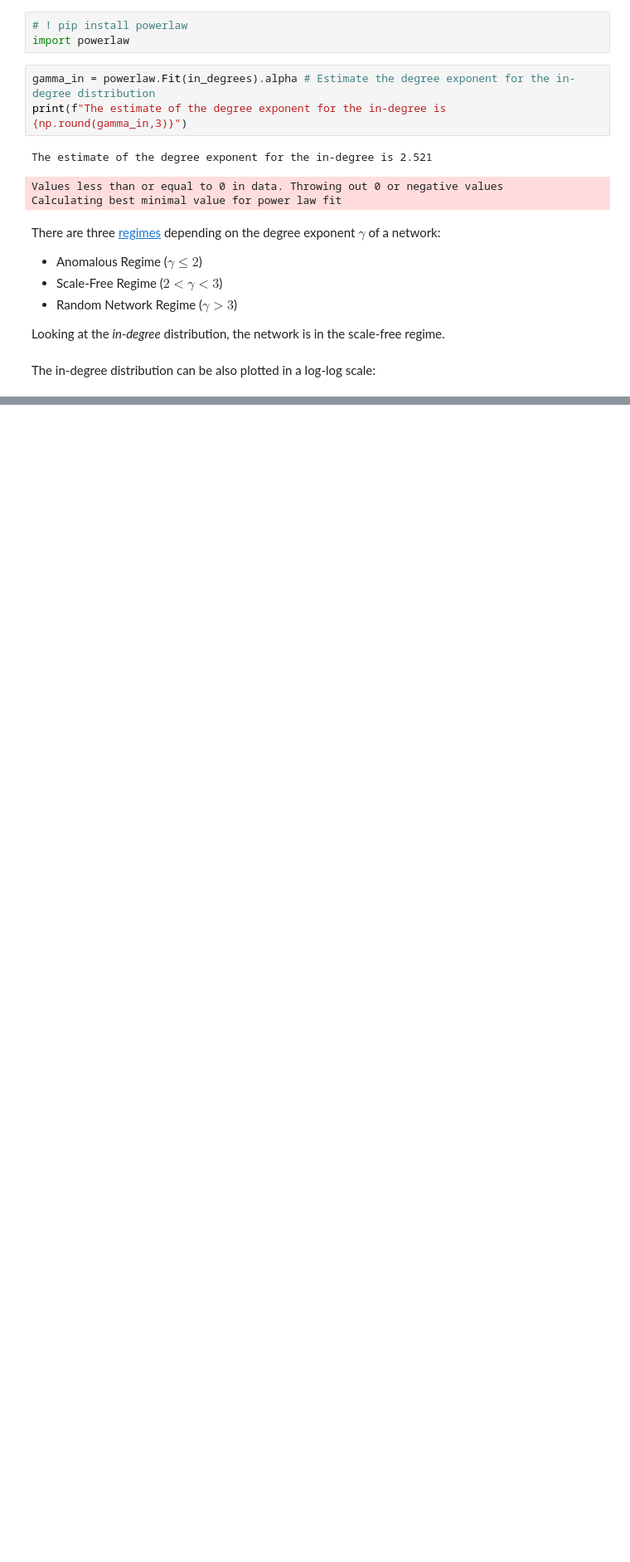
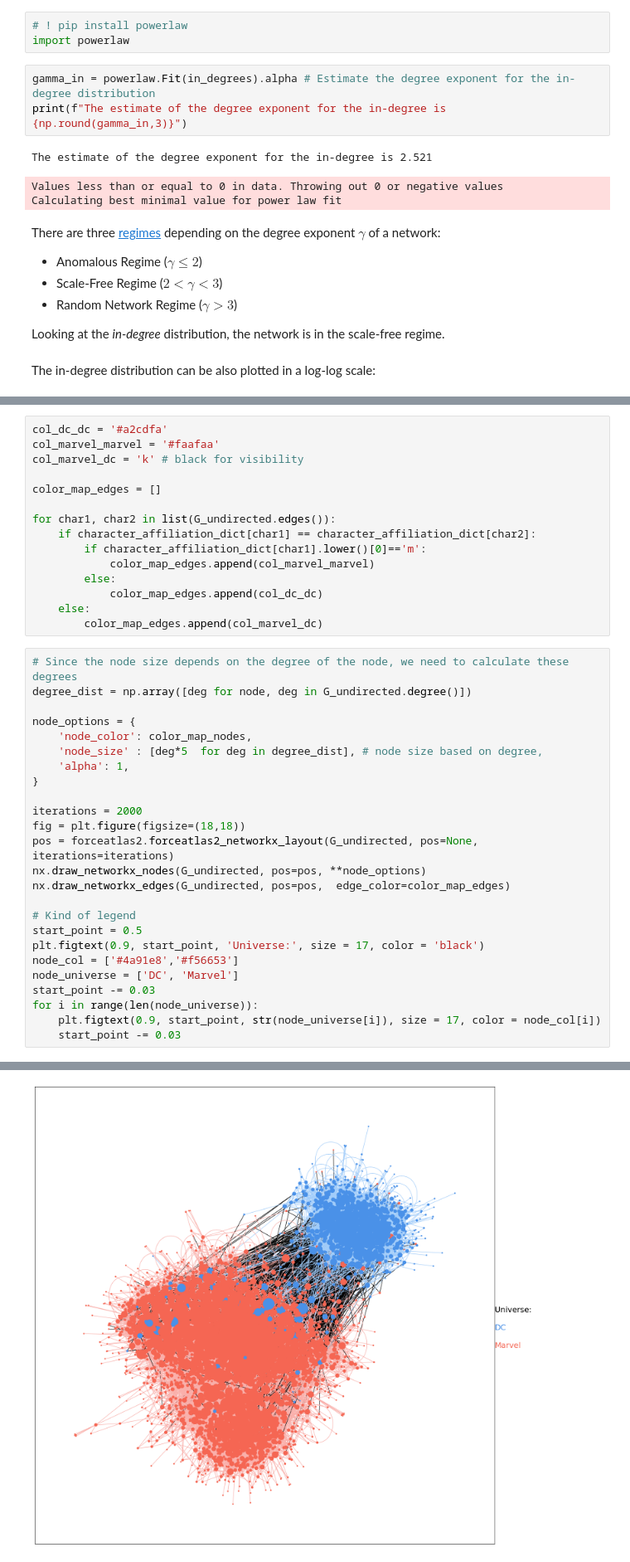
Before and after one commit to gpanagioto/projects_socialgraphs22, a Jupyter notebook: Assignment2/sg22_assignment_2_ima.ipynb, the cells around one changed output, grey strips where cells are left out. Shown at 83% size. Saved outputs shown, nothing was run; the diff lists cells and outputs as text; blank space fills up the shorter version.

Commit message:
added plot for part a

```diff
--- a/Assignment2/sg22_assignment_2_ima.ipynb
+++ b/Assignment2/sg22_assignment_2_ima.ipynb
@@ -262,0 +314,41 @@ Finally, the network is plotted using the `ForceAtlas2` package.
+# %%
+col_dc_dc = '#a2cdfa'
+col_marvel_marvel = '#faafaa'
+col_marvel_dc = 'k' # black for visibility
+
+color_map_edges = []
+
+for char1, char2 in list(G_undirected.edges()):
+    if character_affiliation_dict[char1] == character_affiliation_dict[char2]:
+        if character_affiliation_dict[char1].lower()[0]=='m':
+            color_map_edges.append(col_marvel_marvel)
+        else:
+            color_map_edges.append(col_dc_dc)
+    else:
+        color_map_edges.append(col_marvel_dc)
+# %%
+# Since the node size depends on the degree of the node, we need to calculate these degrees
+degree_dist = np.array([deg for node, deg in G_undirected.degree()])
+
+node_options = {
+    'node_color': color_map_nodes,
+    'node_size' : [deg*5  for deg in degree_dist], # node size based on degree,
+    'alpha': 1,
+}
+
+iterations = 2000
+fig = plt.figure(figsize=(18,18))
+pos = forceatlas2.forceatlas2_networkx_layout(G_undirected, pos=None, iterations=iterations)
+nx.draw_networkx_nodes(G_undirected, pos=pos, **node_options)
+nx.draw_networkx_edges(G_undirected, pos=pos,  edge_color=color_map_edges)
+
+# Kind of legend
+start_point = 0.5
+plt.figtext(0.9, start_point, 'Universe:', size = 17, color = 'black')
+node_col = ['#4a91e8','#f56653']
+node_universe = ['DC', 'Marvel']
+start_point -= 0.03
+for i in range(len(node_universe)):
+    plt.figtext(0.9, start_point, str(node_universe[i]), size = 17, color = node_col[i])
+    start_point -= 0.03
+# %% [output]
@@ -262,0 +360 @@ Finally, the network is plotted using the `ForceAtlas2` package.
+[figure, added]
```
Also changed, not shown: parts of 8 cells of this notebook, 1 other file.
